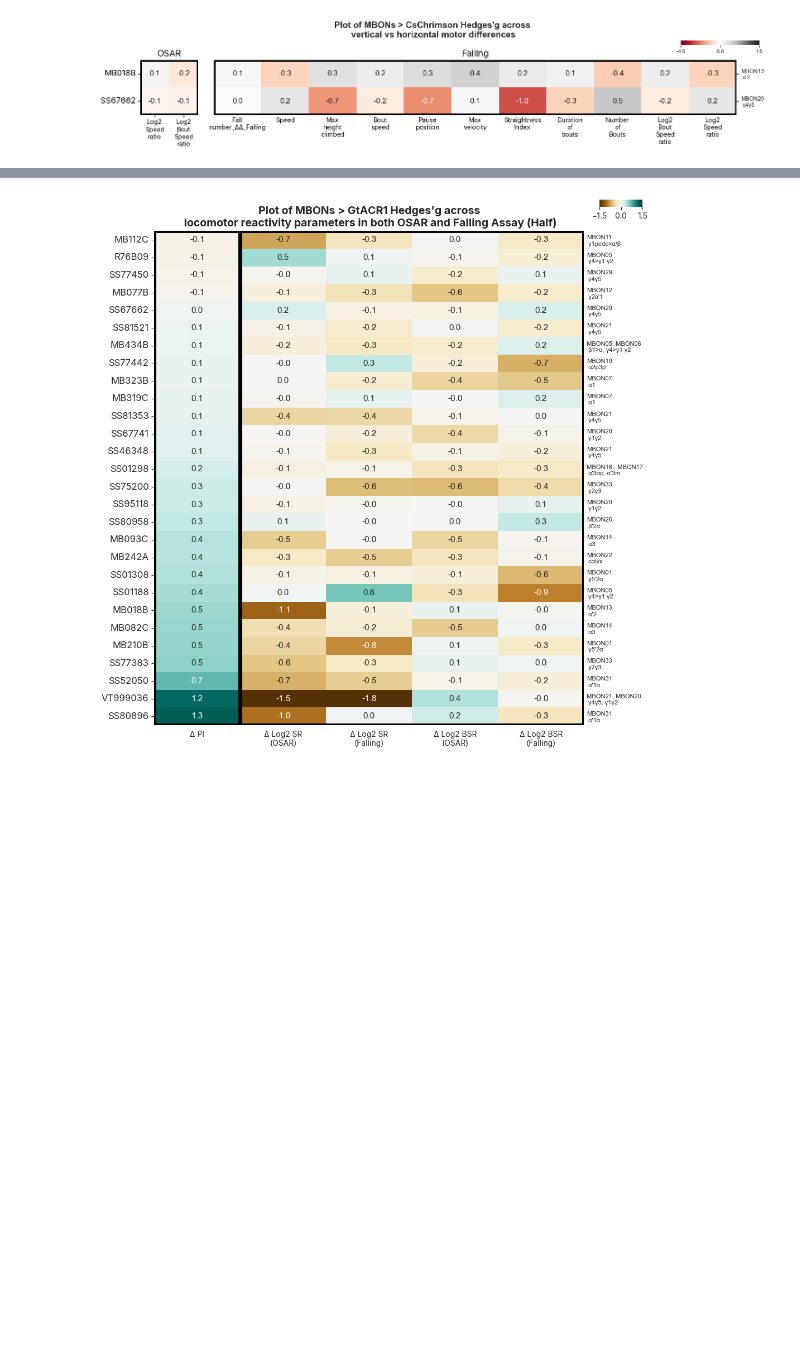
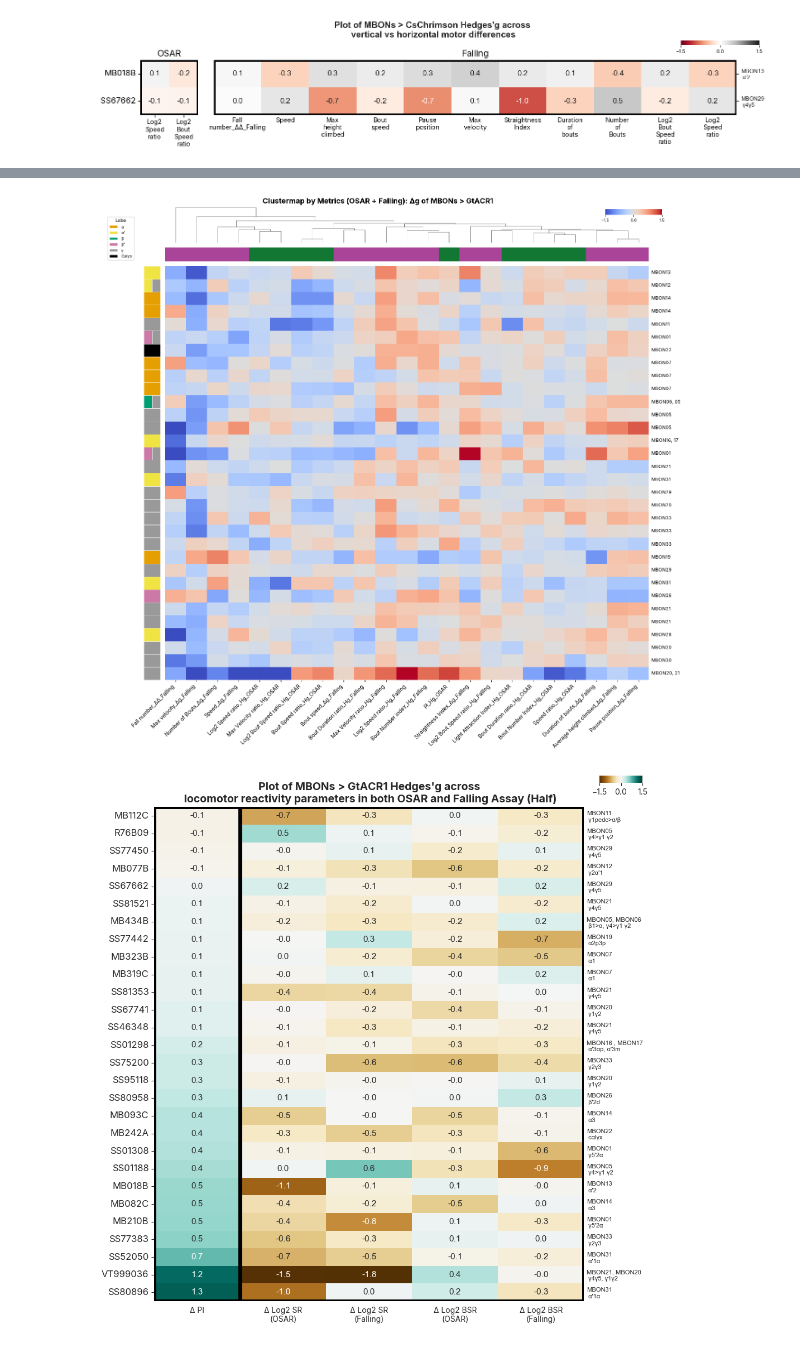
Before and after one commit to lnicole08/OSAR-Nicole-version, a Jupyter notebook: Falling-OSAR heatmaps only.ipynb, the cells around one changed output, grey strips where cells are left out. Saved outputs shown, nothing was run; the diff lists cells and outputs as text; code cells hidden in the pictures; blank space fills up the shorter version.

```diff
--- a/Falling-OSAR heatmaps only.ipynb
+++ b/Falling-OSAR heatmaps only.ipynb
@@ -624,3 +959,64 @@ g2.savefig(filesavedir  + date + "_clustermap_metric_" + responder + "_" + data_
+# %%
+# Clustermap by Metrics (column clustering)
+plt.rcParams["font.family"] = "Inter"
+
+g2 = sns.clustermap(df_cluster_data, cmap=colormap, method='weighted', metric='euclidean',
+                    yticklabels=False, xticklabels=list(df_cluster_data.columns), vmin=-1.5, vmax=1.5,
+                    row_cluster=False, col_cluster=True, annot=False,
+                    row_colors=['#FFFFFF'] * len(df_cluster_data),
+                    col_colors=col_colors,
+                    dendrogram_ratio=(dendrogram_size, dendrogram_size),
+                    cbar_kws=dict(orientation='horizontal', ticks=[-1.5, 0, 1.5]),
+                    figsize=(fig_width, fig_height), cbar_pos=(0.9, 0.99, 0.10, 0.01))
+
+# Colorbar tick size
+cbar = g2.ax_cbar
+cbar.tick_params(labelsize=8)
+
+# Get positions
+row_colors_pos = g2.ax_row_colors.get_position()
+heatmap_pos = g2.ax_heatmap.get_position()
+col_colors_pos = g2.ax_col_colors.get_position()
+col_dendro_pos = g2.ax_col_dendrogram.get_position()
+
+# Horizontal gaps: shift heatmap right (away from row_colors)
+g2.ax_heatmap.set_position([heatmap_pos.x0 + gap, heatmap_pos.y0, heatmap_pos.width - gap, heatmap_pos.height])
+
+# Vertical gaps: shift col_colors up (away from heatmap), shift col_dendrogram up (away from col_colors)
+g2.ax_col_colors.set_position([col_colors_pos.x0 + gap, col_colors_pos.y0 + gap, col_colors_pos.width - gap, col_colors_pos.height])
+g2.ax_col_dendrogram.set_position([col_dendro_pos.x0 + gap, col_dendro_pos.y0 + gap*2, col_dendro_pos.width - gap, col_dendro_pos.height])
+
+# Draw proportional lobe colors
+ax_row_colors = g2.ax_row_colors
+row_order = list(range(len(df_cluster)))
+ax_row_colors.clear()
+ax_row_colors.set_xlim(0, 1)
+ax_row_colors.set_ylim(0, len(row_order))
+ax_row_colors.invert_yaxis()
+ax_row_colors.axis('off')
+
+for i, idx in enumerate(row_order):
+    lobes = df_cluster['Lobes_parsed'].iloc[idx]
+    n_lobes = len(lobes) if lobes else 1
+    for j, lobe in enumerate(lobes):
+        rect = plt.Rectangle((j / n_lobes, i), 1 / n_lobes, 1, facecolor=lobe_palette.get(lobe, '#FFFFFF'), edgecolor='white', linewidth=0.5)
+        ax_row_colors.add_patch(rect)
+
+# Labels and title
+g2.ax_heatmap.set_ylabel('')
+g2.ax_heatmap.set_xticklabels(g2.ax_heatmap.get_xticklabels(), rotation=45, ha='right', fontsize=10)
+g2.fig.suptitle(f'Clustermap by Metrics ({mode_label}): Δg of MBONs > {responderrename}', weight='bold', fontsize=14, y=1.02)
+
+for i in range(len(df_cluster)):
+    g2.ax_heatmap.text(1.005, i + 0.5, df_cluster['Name_short'].iloc[i], ha='left', va='center', fontsize=9, transform=g2.ax_heatmap.get_yaxis_transform())
+
+# Legend
+legend_elements = [plt.Rectangle((0,0),1,1, facecolor=c, edgecolor='white', label=l) for l, c in lobe_palette.items() if l != 'Unknown']
+g2.fig.legend(handles=legend_elements, loc='upper left', bbox_to_anchor=(0.02, 0.99), title='Lobe', fontsize=8, title_fontsize=9)
+
+plt.show()
+# %% [output]
+[figure, added]
 # %%
 from mpl_toolkits.axes_grid1.inset_locator import inset_axes
 
```
Also changed, not shown: parts of 11 cells of this notebook, 4 other files.
